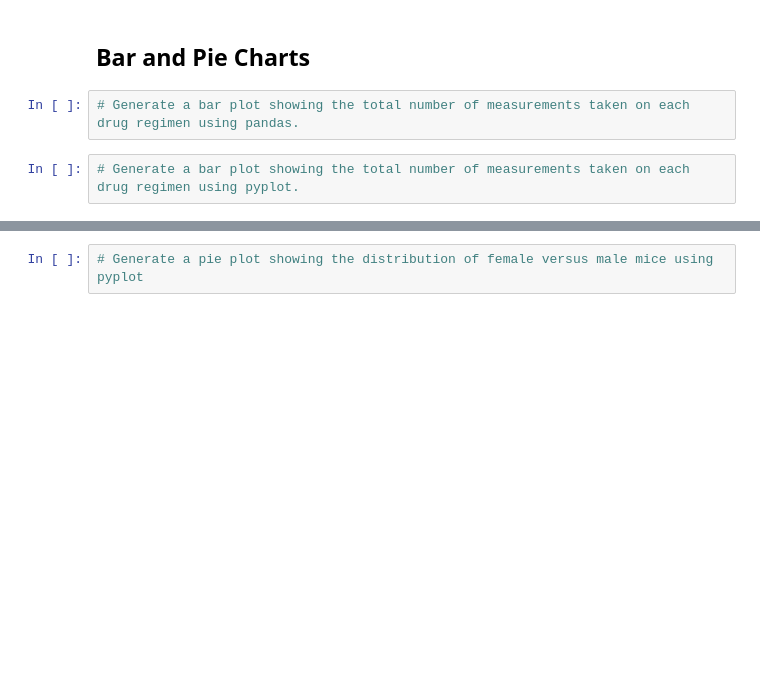
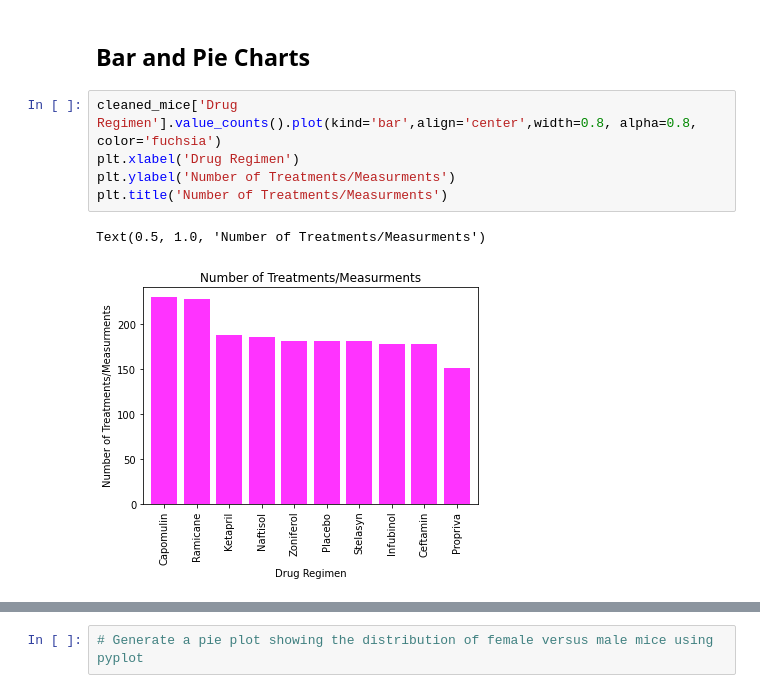
Before and after one commit to Travbz/matplotlib-challenge, a Jupyter notebook: Pymaceuticals/pymaceuticals_starter.ipynb, the cells around one changed output, grey strips where cells are left out. Saved outputs shown, nothing was run; the diff lists cells and outputs as text; blank space fills up the shorter version.

Commit message:
py chart trial n error

```diff
--- a/Pymaceuticals/pymaceuticals_starter.ipynb
+++ b/Pymaceuticals/pymaceuticals_starter.ipynb
@@ -163,6 +172,10 @@ SyntaxError: invalid syntax (<ipython-input-9-0382caa2b076>, line 5)
 # %% [markdown]
 ## Bar and Pie Charts
-# %%
-# Generate a bar plot showing the total number of measurements taken on each drug regimen using pandas.
-# %%
-# Generate a bar plot showing the total number of measurements taken on each drug regimen using pyplot.
+# %%
+cleaned_mice['Drug Regimen'].value_counts().plot(kind='bar',align='center',width=0.8, alpha=0.8, color='fuchsia')
+plt.xlabel('Drug Regimen')
+plt.ylabel('Number of Treatments/Measurments')
+plt.title('Number of Treatments/Measurments')
+# %% [output]
+Text(0.5, 1.0, 'Number of Treatments/Measurments')
+[figure, added]
```
Also changed, not shown: parts of 5 cells of this notebook.
